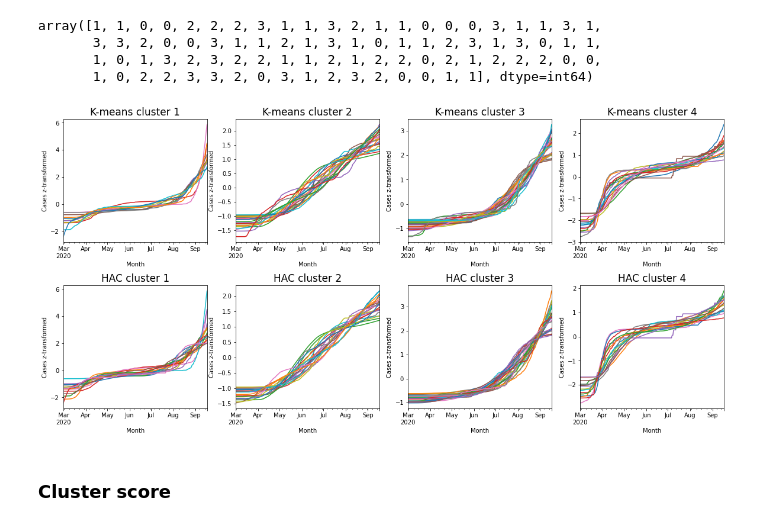
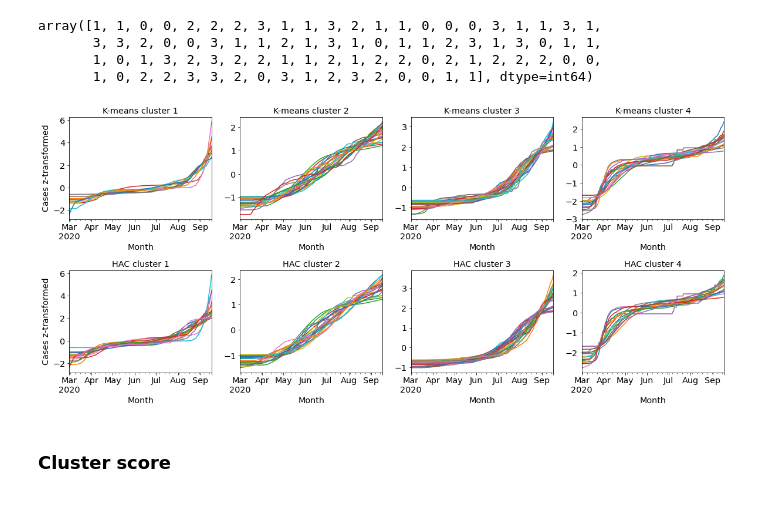
Before and after one commit to anweei/Covid-forecasting, a Jupyter notebook: idunn_2/clustering/clustering_k_means.ipynb, the cells around one changed output. Cells and saved outputs as stored; diff of their text form; code cells hidden in the pictures.

```diff
--- a/idunn_2/clustering/clustering_k_means.ipynb
+++ b/idunn_2/clustering/clustering_k_means.ipynb
@@ -92,38 +92,48 @@ df_hac_z_0 = df_z.T.loc[labels_hac_z == 0].transpose()
 df_hac_z_1 = df_z.T.loc[labels_hac_z == 1].transpose()
 df_hac_z_2 = df_z.T.loc[labels_hac_z == 2].transpose()
 df_hac_z_3 = df_z.T.loc[labels_hac_z == 3].transpose()
+# %%
+import matplotlib.pylab as pylab
+params = {'legend.fontsize': 'x-large',
+          'figure.figsize': (15, 5),
+         'axes.labelsize': 'x-large',
+         'axes.titlesize':'x-large',
+         'xtick.labelsize':'x-large',
+         'ytick.labelsize':'x-large'}
+pylab.rcParams.update(params)
 # %%
 fig, axes = plt.subplots(nrows=2, ncols=4)
-fig.set_size_inches(20, 9)
-plt.subplots_adjust(hspace=0.35)
+fig.set_size_inches(20, 8)
+plt.subplots_adjust(hspace=0.5)
 
 df_kmeans_z_0.plot(legend='', ax=axes[0,0])
 df_kmeans_z_1.plot(legend='', ax=axes[0,1])
 df_kmeans_z_2.plot(legend='', ax=axes[0,2])
 df_kmeans_z_3.plot(legend='', ax=axes[0,3])
 
-axes[0,0].set_title('K-means cluster 1', fontsize=17)
-axes[0,1].set_title('K-means cluster 2', fontsize=17)
-axes[0,2].set_title('K-means cluster 3', fontsize=17)
-axes[0,3].set_title('K-means cluster 4', fontsize=17)
+axes[0,0].set_title('K-means cluster 1')#, fontsize=17)
+axes[0,0].set(ylabel='Cases z-transformed')
+axes[0,1].set_title('K-means cluster 2')#, fontsize=17)
+axes[0,2].set_title('K-means cluster 3')#, fontsize=17)
+axes[0,3].set_title('K-means cluster 4')#, fontsize=17)
 
 df_hac_z_0.plot(legend='', ax=axes[1,0])
 df_hac_z_2.plot(legend='', ax=axes[1,1])
 df_hac_z_1.plot(legend='', ax=axes[1,2])
 df_hac_z_3.plot(legend='', ax=axes[1,3])
 
-axes[1,0].set_title('HAC cluster 1', fontsize=17)
-axes[1,1].set_title('HAC cluster 2', fontsize=17)
-axes[1,2].set_title('HAC cluster 3', fontsize=17)
-axes[1,3].set_title('HAC cluster 4', fontsize=17)
+axes[1,0].set_title('HAC cluster 1')#, fontsize=17
+axes[1,0].set(ylabel='Cases z-transformed')
+axes[1,1].set_title('HAC cluster 2')#, fontsize=17)
+axes[1,2].set_title('HAC cluster 3')#, fontsize=17)
+axes[1,3].set_title('HAC cluster 4')#, fontsize=17)
 
 
 
 for ax in axes.flat:
     ax.set(xlabel='Month')
-    ax.set(ylabel='Cases z-transformed')
 # %% [output]
-[figure, old version]
+[figure, new version]
 # %% [markdown]
 ### Cluster score
 # %% [markdown]
```
Also changed, not shown: 6 other files.
